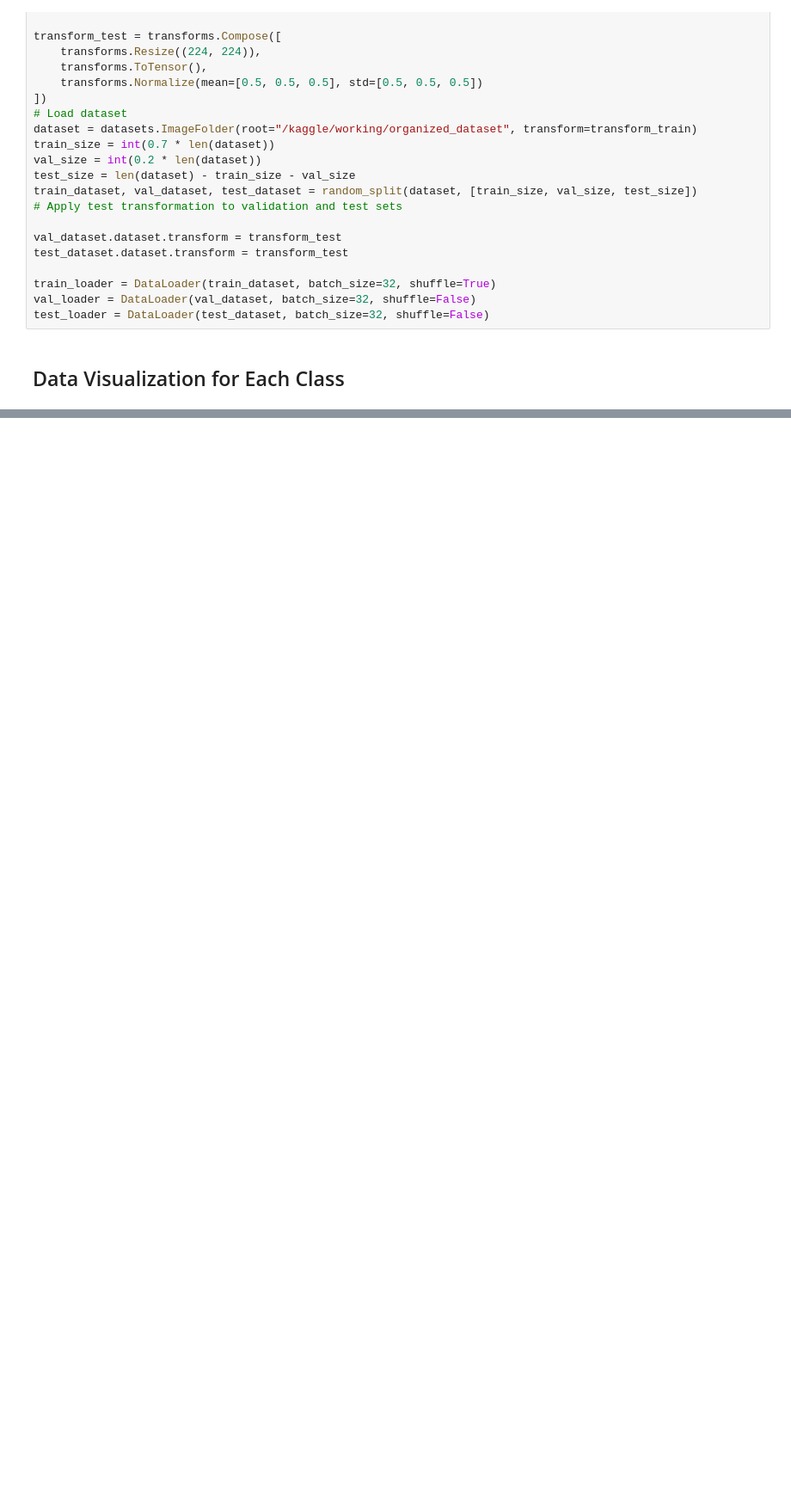
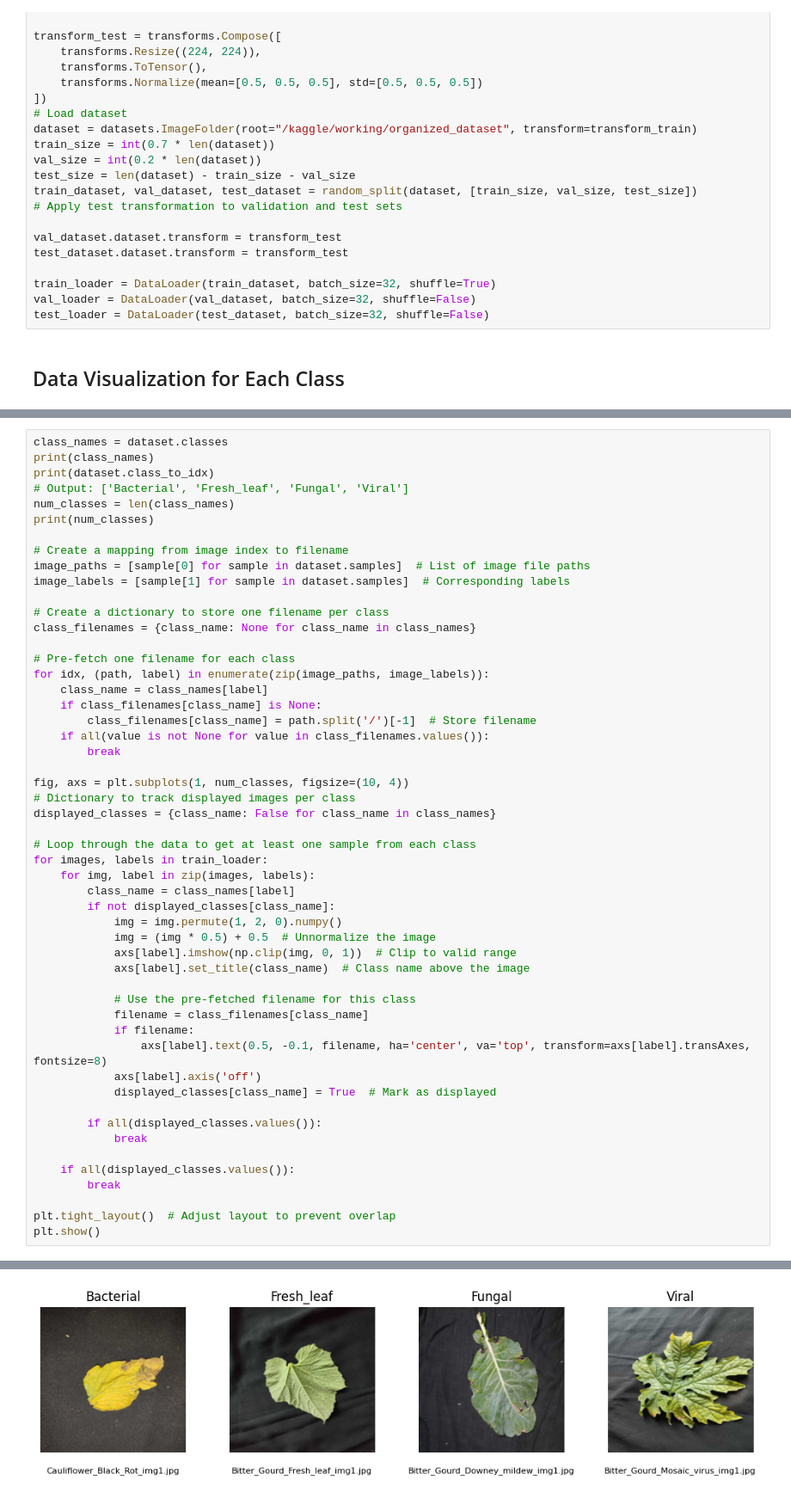
Before and after one commit to sanjana514/CSE366_Project, a Jupyter notebook: CSE366-project.ipynb, the cells around one changed output, grey strips where cells are left out. Shown at 86% size. Cells and saved outputs as stored; diff of their text form; blank space fills up the shorter version.

```diff
--- a/CSE366-project.ipynb
+++ b/CSE366-project.ipynb
@@ -381,0 +285,53 @@ Number of unique Bacterial types: 1
+# %%
+class_names = dataset.classes
+print(class_names)
+print(dataset.class_to_idx)
+# Output: ['Bacterial', 'Fresh_leaf', 'Fungal', 'Viral']
+num_classes = len(class_names)
+print(num_classes)
+
+# Create a mapping from image index to filename
+image_paths = [sample[0] for sample in dataset.samples]  # List of image file paths
+image_labels = [sample[1] for sample in dataset.samples]  # Corresponding labels
+
+# Create a dictionary to store one filename per class
+class_filenames = {class_name: None for class_name in class_names}
+
+# Pre-fetch one filename for each class
+for idx, (path, label) in enumerate(zip(image_paths, image_labels)):
+    class_name = class_names[label]
+    if class_filenames[class_name] is None:
+        class_filenames[class_name] = path.split('/')[-1]  # Store filename
+    if all(value is not None for value in class_filenames.values()):
+        break
+
+fig, axs = plt.subplots(1, num_classes, figsize=(10, 4))
+# Dictionary to track displayed images per class
+displayed_classes = {class_name: False for class_name in class_names}
+
+# Loop through the data to get at least one sample from each class
+for images, labels in train_loader:
+    for img, label in zip(images, labels):
+        class_name = class_names[label]
+        if not displayed_classes[class_name]:
+            img = img.permute(1, 2, 0).numpy()
+            img = (img * 0.5) + 0.5  # Unnormalize the image
+            axs[label].imshow(np.clip(img, 0, 1))  # Clip to valid range
+            axs[label].set_title(class_name)  # Class name above the image
+
+            # Use the pre-fetched filename for this class
+            filename = class_filenames[class_name]
+            if filename:
+                axs[label].text(0.5, -0.1, filename, ha='center', va='top', transform=axs[label].transAxes, fontsize=8)
+            axs[label].axis('off')
+            displayed_classes[class_name] = True  # Mark as displayed
+
+        if all(displayed_classes.values()):
+            break
+
+    if all(displayed_classes.values()):
+        break
+
+plt.tight_layout()  # Adjust layout to prevent overlap
+plt.show()
+# %% [output]
@@ -381,0 +341 @@ Number of unique Bacterial types: 1
+[figure, added]
```
Also changed, not shown: parts of 5 cells of this notebook.
